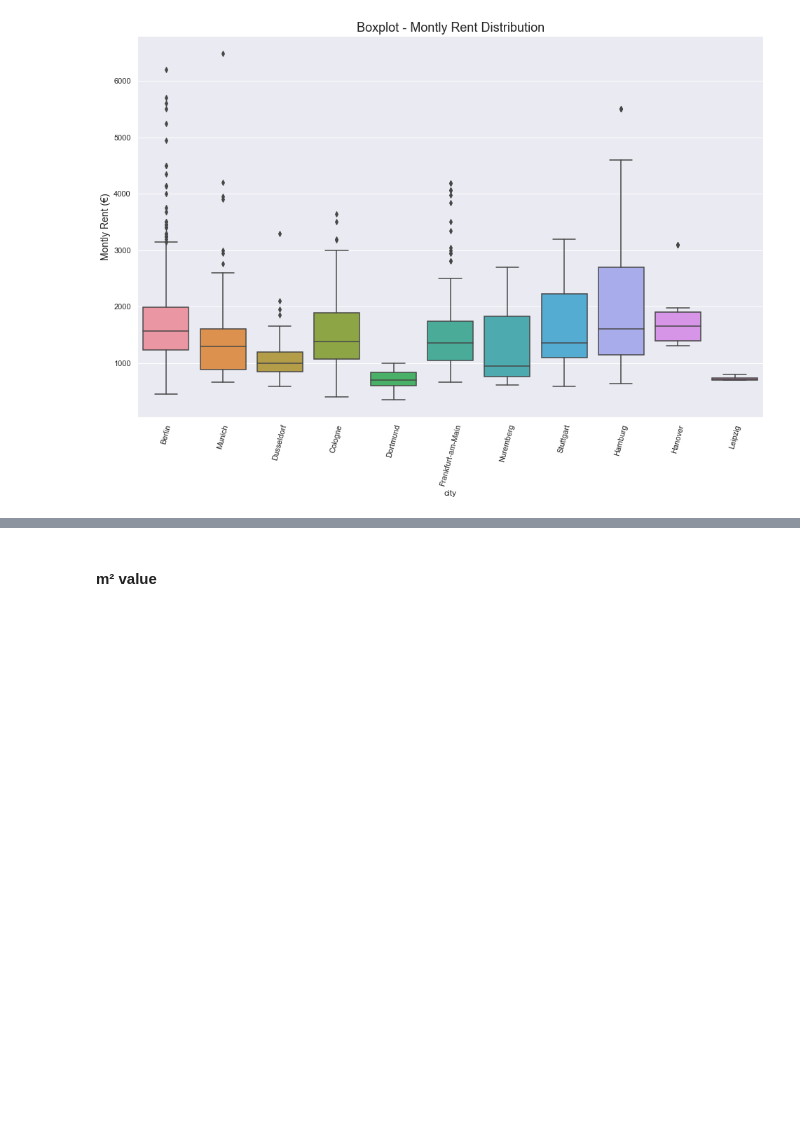
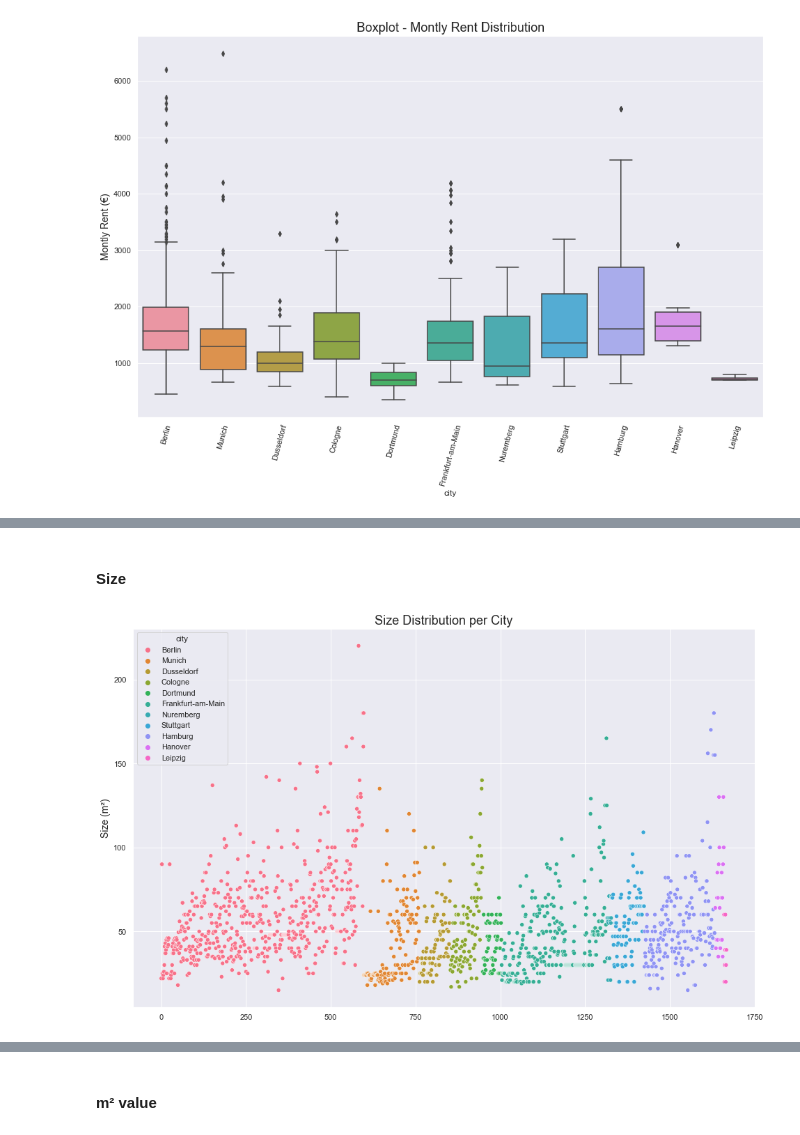
Before and after one commit to felipedmnq/houses-for-rent-Germany, a Jupyter notebook: notebooks/rent_houses_scraping_EDA.ipynb, the cells around one changed output, grey strips where cells are left out. Saved outputs shown, nothing was run; the diff lists cells and outputs as text; code cells hidden in the pictures; blank space fills up the shorter version.

```diff
--- a/notebooks/rent_houses_scraping_EDA.ipynb
+++ b/notebooks/rent_houses_scraping_EDA.ipynb
@@ -169,0 +142,10 @@ display(df_houses[df_houses['montly_rent'] < 400])
+# %% [markdown]
+#### Size
+# %%
+# Averagesize distribution per city
+ax = sns.scatterplot(x = df_houses.index, y = 'size', hue = 'city', data = df_houses)
+plt.title('Size Distribution per City', fontsize = 18)
+plt.ylabel('Size (m²)', fontsize = 14)
+ax.figure.savefig(r'../images/size_distribution_per_city.png')
+# %% [output]
+[figure, added]
```
Also changed, not shown: parts of 11 cells of this notebook, 10 other files.
